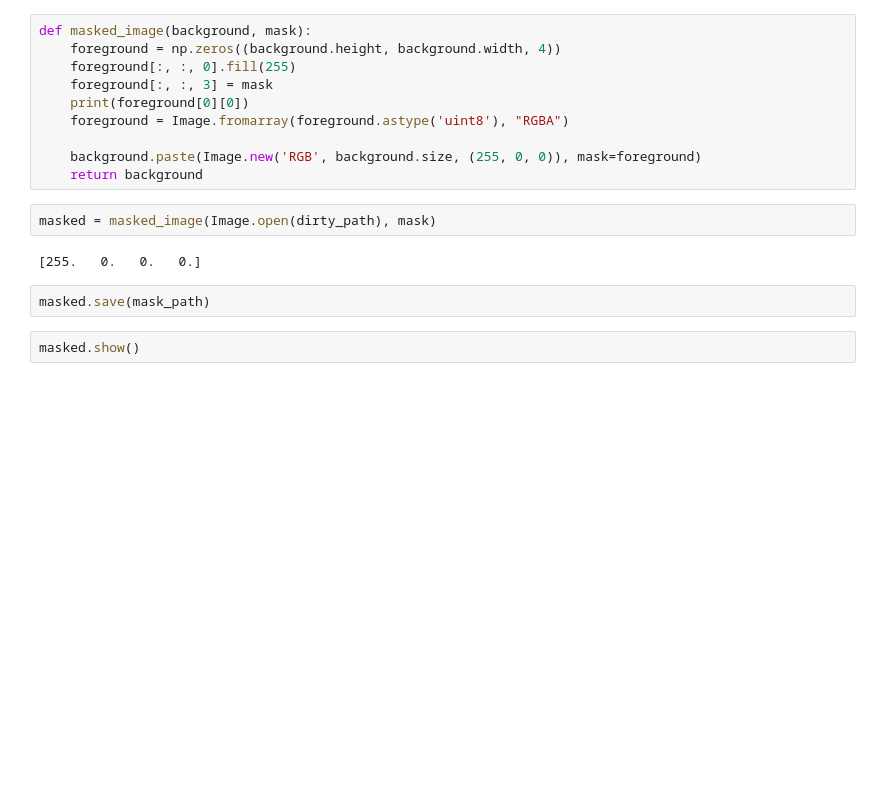
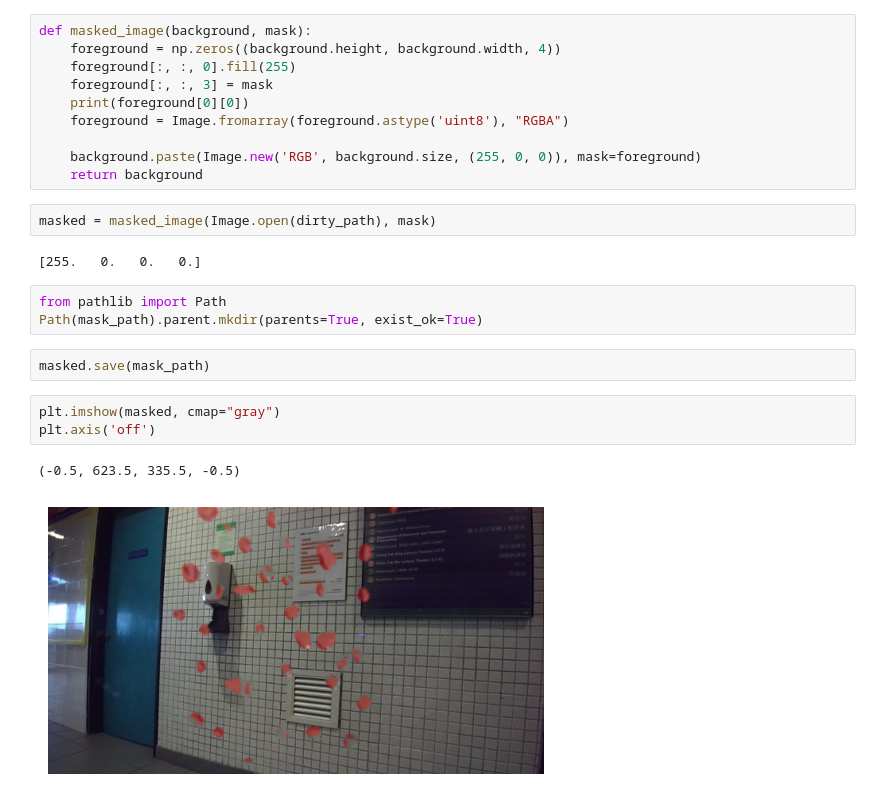
Before and after one commit to KIrillPal/WaterDropDetection, a Jupyter notebook: research/mask_approaches.ipynb, the cells around one changed output. Drawn from its saved outputs; the diff is of its cells as text; blank space fills up the shorter version.

```diff
--- a/research/mask_approaches.ipynb
+++ b/research/mask_approaches.ipynb
@@ -130,7 +143,14 @@ def masked_image(background, mask):
 masked = masked_image(Image.open(dirty_path), mask)
 # %% [output]
 [255.   0.   0.   0.]
+# %%
+from pathlib import Path
+Path(mask_path).parent.mkdir(parents=True, exist_ok=True)
 # %%
 masked.save(mask_path)
-# %%
-masked.show()
+# %%
+plt.imshow(masked, cmap="gray")
+plt.axis('off')
+# %% [output]
+(-0.5, 623.5, 335.5, -0.5)
+[figure, added]
```
Also changed, not shown: parts of 7 cells of this notebook.
